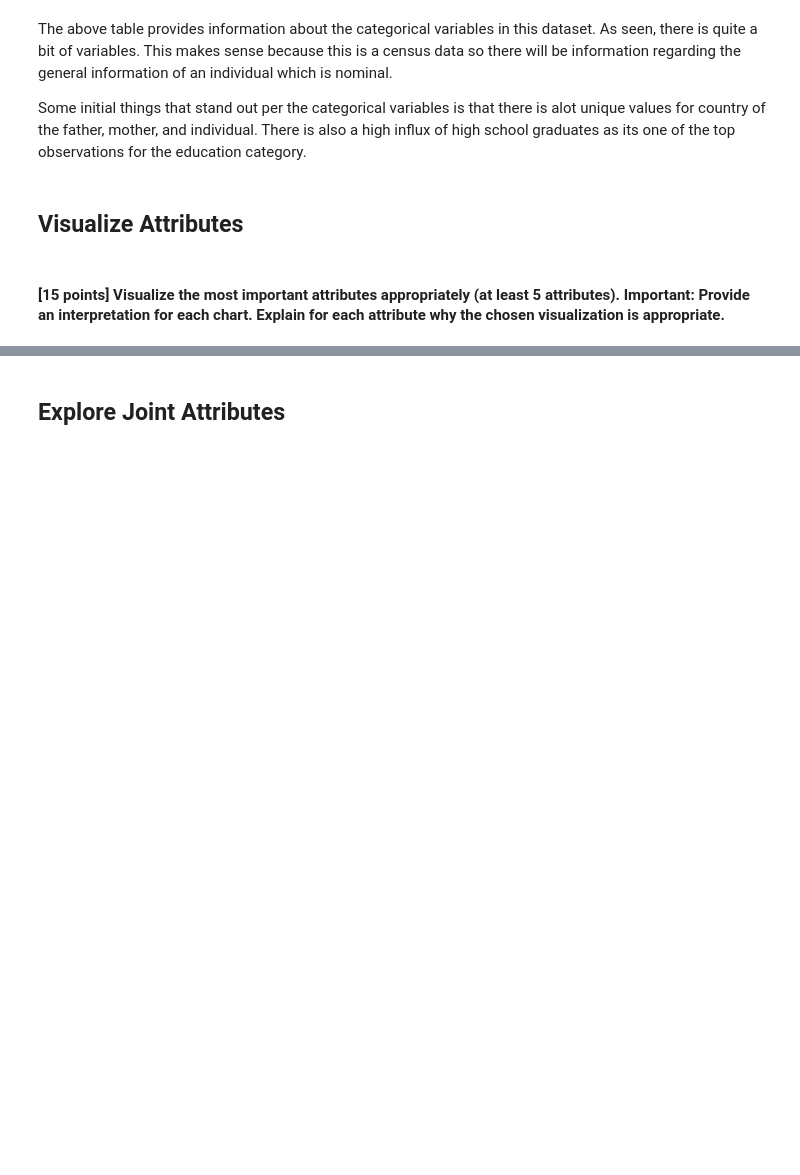
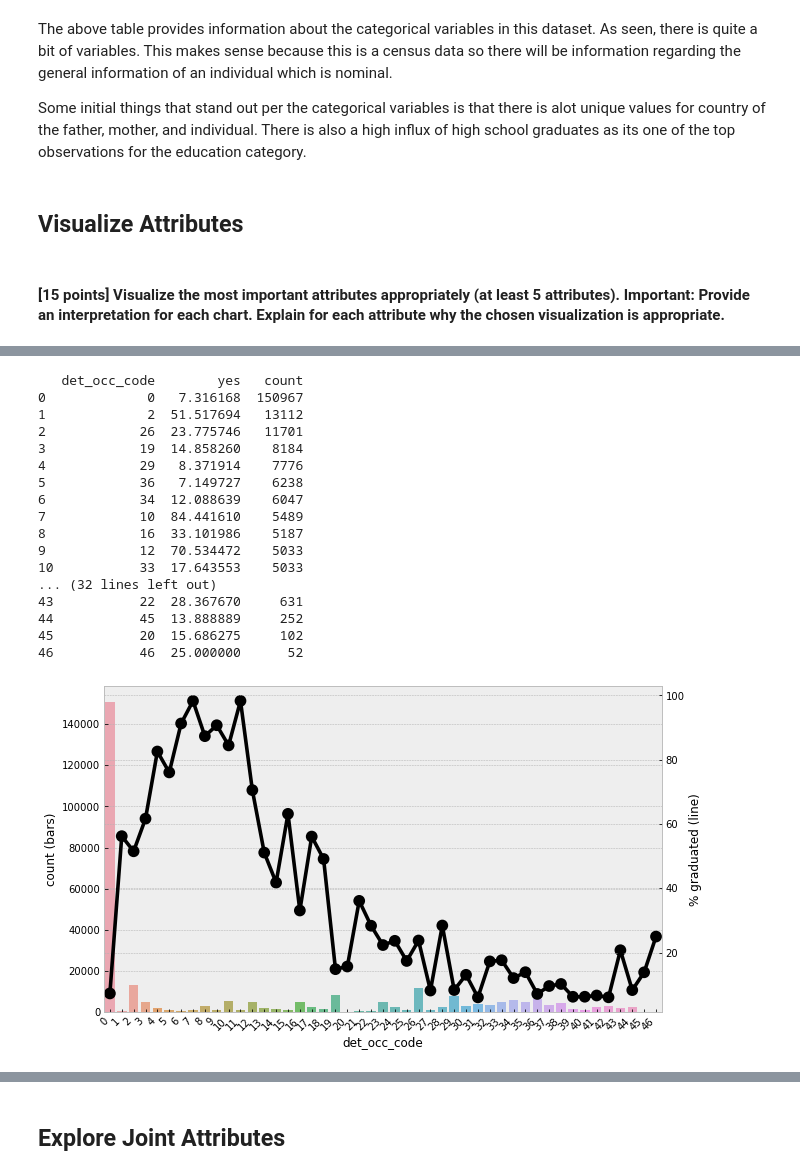
Before and after one commit to mcgrupp2/DS7331_termProject, a Jupyter notebook: roughDraftOutline.ipynb, the cells around one changed output, grey strips where cells are left out. Cells and saved outputs as stored; diff of their text form; code cells hidden in the pictures; blank space fills up the shorter version.

```diff
--- a/roughDraftOutline.ipynb
+++ b/roughDraftOutline.ipynb
@@ -260,0 +336,22 @@ Some initial things that stand out per the categorical variables is that there i
+# %%
+# interesting trend how later codes do poorly
+categorical_explanitory_binary_response_chart(df, 'det_occ_code', 'graduated')
+# %% [output]
+   det_occ_code        yes   count
+0             0   7.316168  150967
+1             2  51.517694   13112
+2            26  23.775746   11701
+3            19  14.858260    8184
+4            29   8.371914    7776
+5            36   7.149727    6238
+6            34  12.088639    6047
+7            10  84.441610    5489
+8            16  33.101986    5187
+9            12  70.534472    5033
+10           33  17.643553    5033
+... (32 lines left out)
+43           22  28.367670     631
+44           45  13.888889     252
+45           20  15.686275     102
+46           46  25.000000      52
+[figure, added]
```
Also changed, not shown: parts of 28 cells of this notebook.
